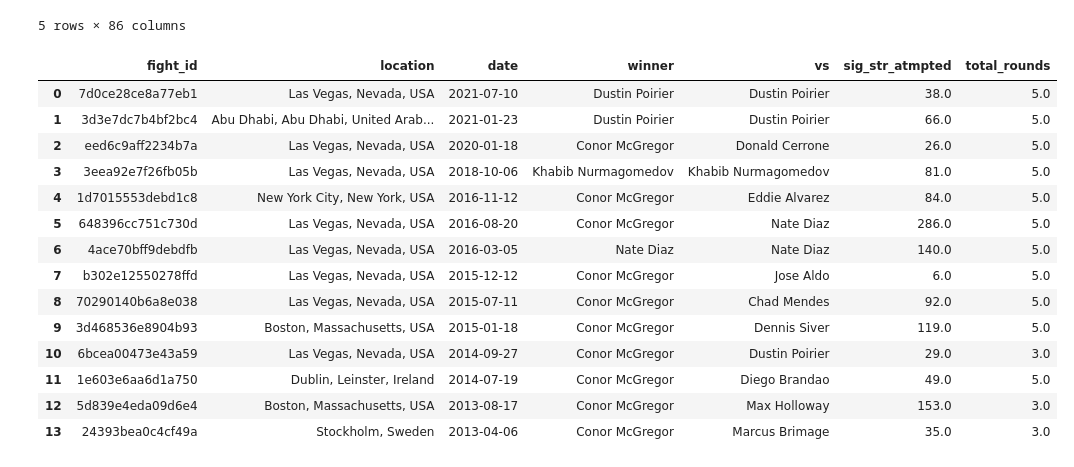
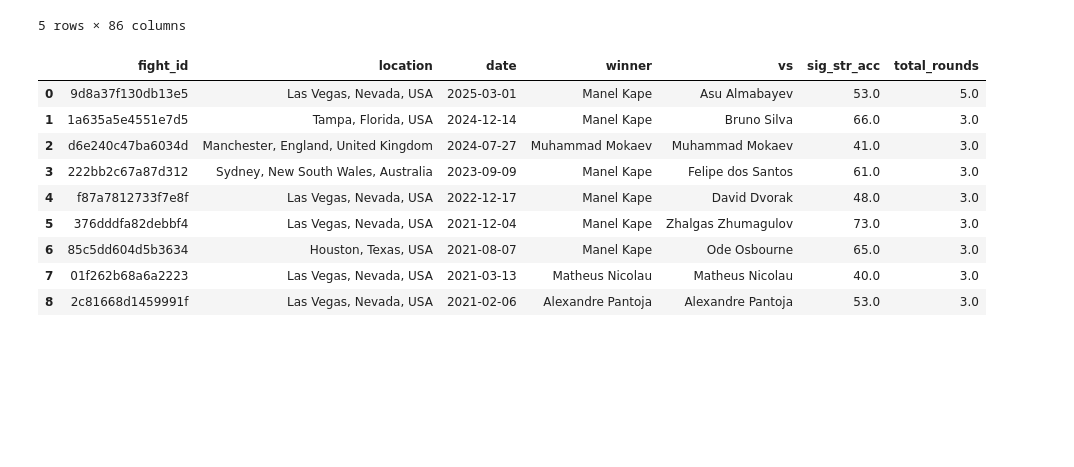
Before and after one commit to ATalaveraDev/UFC_analisys, a Jupyter notebook: notebooks/fighter.ipynb, the cells around one changed output. Cells and saved outputs as stored; diff of their text form; code cells hidden in the pictures; blank space fills up the shorter version.

```diff
--- a/notebooks/fighter.ipynb
+++ b/notebooks/fighter.ipynb
@@ -36,38 +24,33 @@ csv_file.head()
 # %%
 events_file = pd.read_csv('../data/event_details.csv')
 
-fighter = 'Conor McGregor'
+fighter = 'Manel Kape'
 
 df_fighter = pd.concat([
-    csv_file.loc[csv_file["r_name"] == fighter, ["fight_id", "b_name", "r_sig_str_atmpted", "total_rounds"]].rename(columns={"r_id": "id", "b_name": "vs", "r_sig_str_atmpted": "sig_str_atmpted"}),
-    csv_file.loc[csv_file["b_name"] == fighter, ["fight_id", "r_name", "b_sig_str_atmpted", "total_rounds"]].rename(columns={"b_id": "id", "r_name": "vs", "b_sig_str_atmpted": "sig_str_atmpted"})
+    csv_file.loc[csv_file["r_name"] == fighter, ["fight_id", "b_name", "r_sig_str_acc", "total_rounds"]].rename(columns={"r_id": "id", "b_name": "vs", "r_sig_str_acc": "sig_str_acc"}),
+    csv_file.loc[csv_file["b_name"] == fighter, ["fight_id", "r_name", "b_sig_str_acc", "total_rounds"]].rename(columns={"b_id": "id", "r_name": "vs", "b_sig_str_acc": "sig_str_acc"})
 ], ignore_index=True)
 
 fighter_strk_atmptd_stats = pd.merge(
   events_file[['fight_id', 'location', 'date', 'winner']],
-  df_fighter[['fight_id', 'vs', 'sig_str_atmpted', 'total_rounds']],
+  df_fighter[['fight_id', 'vs', 'sig_str_acc', 'total_rounds']],
   on="fight_id",
   how="inner"
 )
 fighter_strk_atmptd_stats['date'] = pd.to_datetime(fighter_strk_atmptd_stats.loc[:, 'date'])
 
 fighter_strk_atmptd_stats
 # %% [output]
-|  | fight_id | location | date | winner | vs | sig_str_atmpted | total_rounds |
-| 0 | 7d0ce28ce8a77eb1 | Las Vegas, Nevada, USA | 2021-07-10 | Dustin Poirier | Dustin Poirier | 38.0 | 5.0 |
-| 1 | 3d3e7dc7b4bf2bc4 | Abu Dhabi, Abu Dhabi, United Arab... | 2021-01-23 | Dustin Poirier | Dustin Poirier | 66.0 | 5.0 |
-| 2 | eed6c9aff2234b7a | Las Vegas, Nevada, USA | 2020-01-18 | Conor McGregor | Donald Cerrone | 26.0 | 5.0 |
-| 3 | 3eea92e7f26fb05b | Las Vegas, Nevada, USA | 2018-10-06 | Khabib Nurmagomedov | Khabib Nurmagomedov | 81.0 | 5.0 |
-| 4 | 1d7015553debd1c8 | New York City, New York, USA | 2016-11-12 | Conor McGregor | Eddie Alvarez | 84.0 | 5.0 |
-| 5 | 648396cc751c730d | Las Vegas, Nevada, USA | 2016-08-20 | Conor McGregor | Nate Diaz | 286.0 | 5.0 |
-| 6 | 4ace70bff9debdfb | Las Vegas, Nevada, USA | 2016-03-05 | Nate Diaz | Nate Diaz | 140.0 | 5.0 |
-| 7 | b302e12550278ffd | Las Vegas, Nevada, USA | 2015-12-12 | Conor McGregor | Jose Aldo | 6.0 | 5.0 |
-| 8 | 70290140b6a8e038 | Las Vegas, Nevada, USA | 2015-07-11 | Conor McGregor | Chad Mendes | 92.0 | 5.0 |
-| 9 | 3d468536e8904b93 | Boston, Massachusetts, USA | 2015-01-18 | Conor McGregor | Dennis Siver | 119.0 | 5.0 |
-| 10 | 6bcea00473e43a59 | Las Vegas, Nevada, USA | 2014-09-27 | Conor McGregor | Dustin Poirier | 29.0 | 3.0 |
-| 11 | 1e603e6aa6d1a750 | Dublin, Leinster, Ireland | 2014-07-19 | Conor McGregor | Diego Brandao | 49.0 | 5.0 |
-| 12 | 5d839e4eda09d6e4 | Boston, Massachusetts, USA | 2013-08-17 | Conor McGregor | Max Holloway | 153.0 | 3.0 |
-| 13 | 24393bea0c4cf49a | Stockholm, Sweden | 2013-04-06 | Conor McGregor | Marcus Brimage | 35.0 | 3.0 |
+|  | fight_id | location | date | winner | vs | sig_str_acc | total_rounds |
+| 0 | 9d8a37f130db13e5 | Las Vegas, Nevada, USA | 2025-03-01 | Manel Kape | Asu Almabayev | 53.0 | 5.0 |
+| 1 | 1a635a5e4551e7d5 | Tampa, Florida, USA | 2024-12-14 | Manel Kape | Bruno Silva | 66.0 | 3.0 |
+| 2 | d6e240c47ba6034d | Manchester, England, United Kingdom | 2024-07-27 | Muhammad Mokaev | Muhammad Mokaev | 41.0 | 3.0 |
+| 3 | 222bb2c67a87d312 | Sydney, New South Wales, Australia | 2023-09-09 | Manel Kape | Felipe dos Santos | 61.0 | 3.0 |
+| 4 | f87a7812733f7e8f | Las Vegas, Nevada, USA | 2022-12-17 | Manel Kape | David Dvorak | 48.0 | 3.0 |
+| 5 | 376dddfa82debbf4 | Las Vegas, Nevada, USA | 2021-12-04 | Manel Kape | Zhalgas Zhumagulov | 73.0 | 3.0 |
+| 6 | 85c5dd604d5b3634 | Houston, Texas, USA | 2021-08-07 | Manel Kape | Ode Osbourne | 65.0 | 3.0 |
+| 7 | 01f262b68a6a2223 | Las Vegas, Nevada, USA | 2021-03-13 | Matheus Nicolau | Matheus Nicolau | 40.0 | 3.0 |
+| 8 | 2c81668d1459991f | Las Vegas, Nevada, USA | 2021-02-06 | Alexandre Pantoja | Alexandre Pantoja | 53.0 | 3.0 |
 # %%
 import matplotlib.pyplot as plt
 
```
Also changed, not shown: parts of 2 cells of this notebook, 2 other files.
